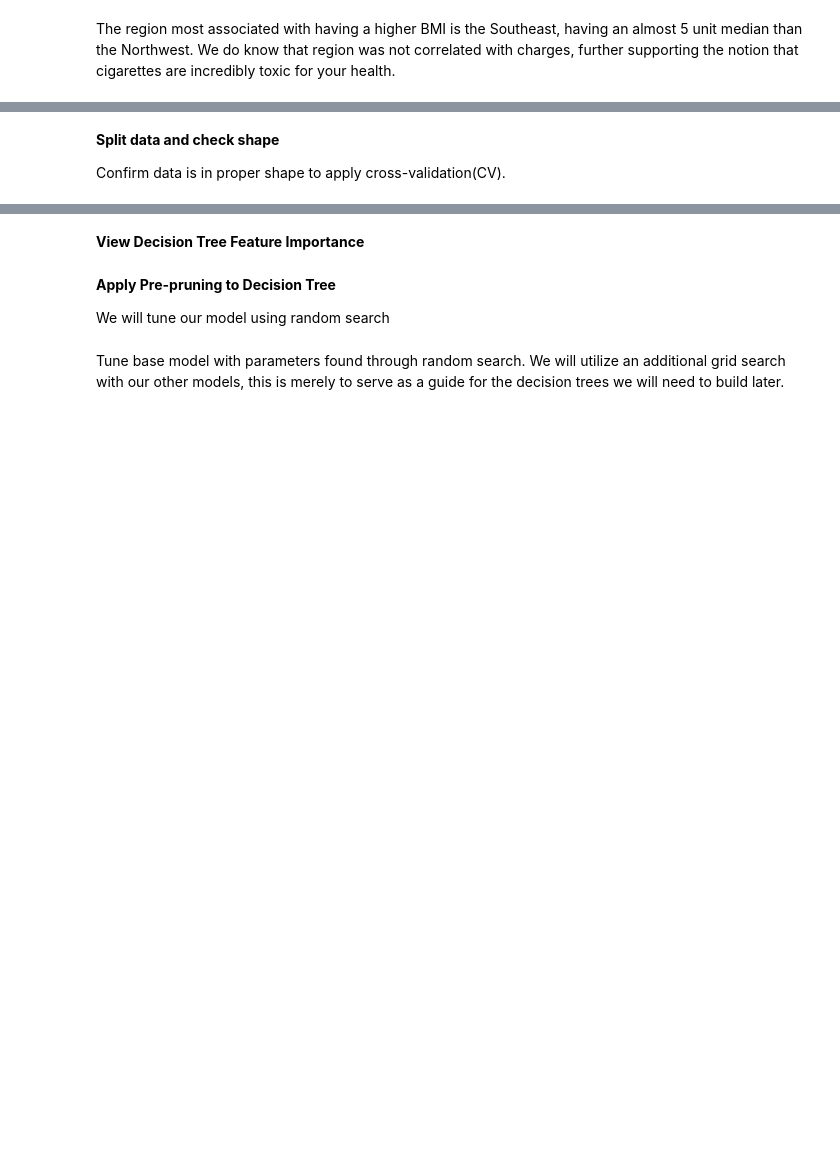
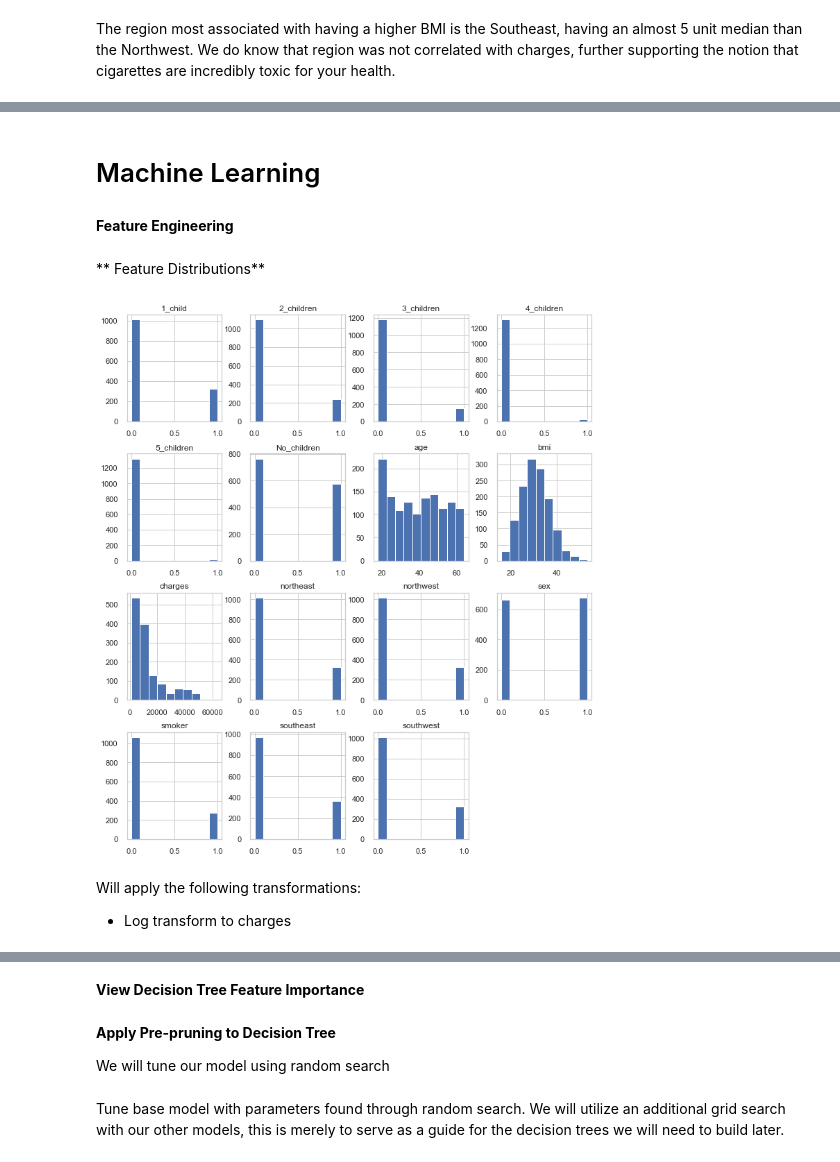
Before and after one commit to KishenSharma6/HealthInsurancePremiums-Regression, a Jupyter notebook: Health Insurance Premiums - Regression.ipynb, the cells around one changed output, grey strips where cells are left out. Drawn from its saved outputs; the diff is of its cells as text; code cells hidden in the pictures; blank space fills up the shorter version.

Commit message:
Added Feature Engineering

```diff
--- a/Health Insurance Premiums - Regression.ipynb
+++ b/Health Insurance Premiums - Regression.ipynb
@@ -414,7 +378,20 @@ We will do some minor data preparation and begin with using a decision tree as o
+# %% [markdown]
+# Machine Learning
+# %% [markdown]
+**Feature Engineering**
 # %%
-# #Drop bmi_class and region
-# df.drop(columns=['bmi_class', 'region'], inplace=True)
+#Drop bmi_class and region
+df.drop(columns=['bmi_class', 'region'], inplace=True)
-# %% [markdown]
-**Split data and check shape**
-
-Confirm data is in proper shape to apply cross-validation(CV).
+# %% [markdown]
+** Feature Distributions**
+# %%
+#View Histogram of all features
+df.hist(figsize=(12,12))
+
+#add space between subplots
+plt.subplots_adjust(top=1)
+# %% [output]
+[figure, added]
+# %% [markdown]
+Will apply the following transformations:
+- Log transform to charges
```
Also changed, not shown: parts of 15 cells of this notebook.
